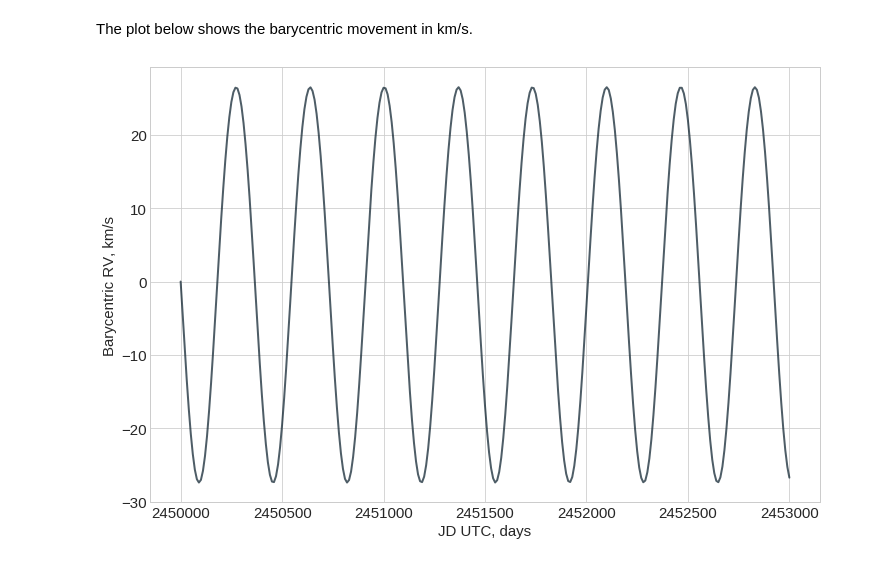
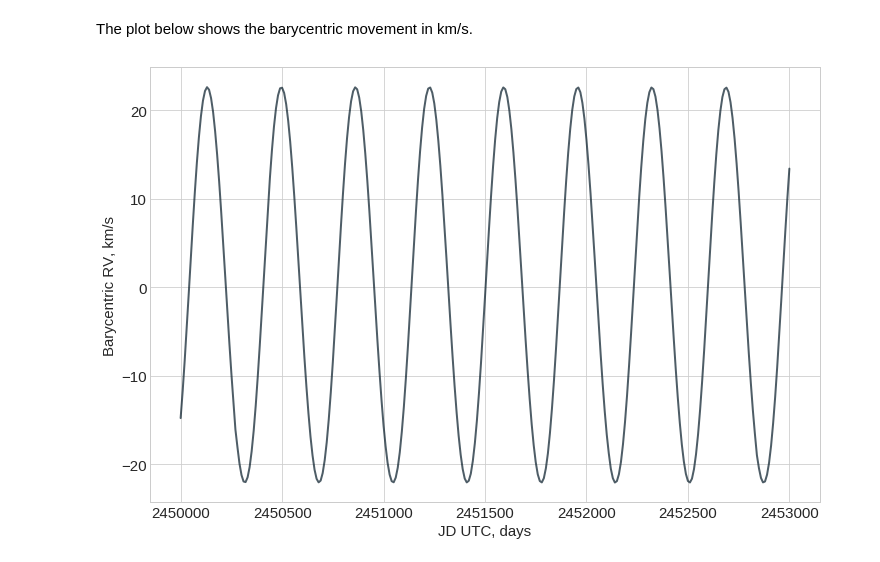
Before and after one commit to phillippro/pexo, a Jupyter notebook: demos/demo-binary.ipynb, the cells around one changed output. Cells and saved outputs as stored; diff of their text form; code cells hidden in the pictures.

Commit message:
fixed bary demos

```diff
--- a/demos/demo-binary.ipynb
+++ b/demos/demo-binary.ipynb
@@ -103,8 +103,8 @@ Table("../results/aCenB-out.txt")
 The plot below shows the barycentric movement in km/s.
 # %%
 from utilities import Plot
-p = Plot("../results/bary-out.txt", factors=(1, 299792.458)).add_plot(xcol=["JDutc1", "JDutc2"], ycol="ZB")
+p = Plot("../results/aCenB-out.txt", factors=(1, 299792.458)).add_plot(xcol=["JDutc1", "JDutc2"], ycol="ZB")
 o=p.axis.set_xlabel("JD UTC, days")
 o=p.axis.set_ylabel("Barycentric RV, km/s")
 # %% [output]
-[figure, old version]
+[figure, new version]
```
Also changed, not shown: parts of 3 cells of this notebook, 1 other file.
